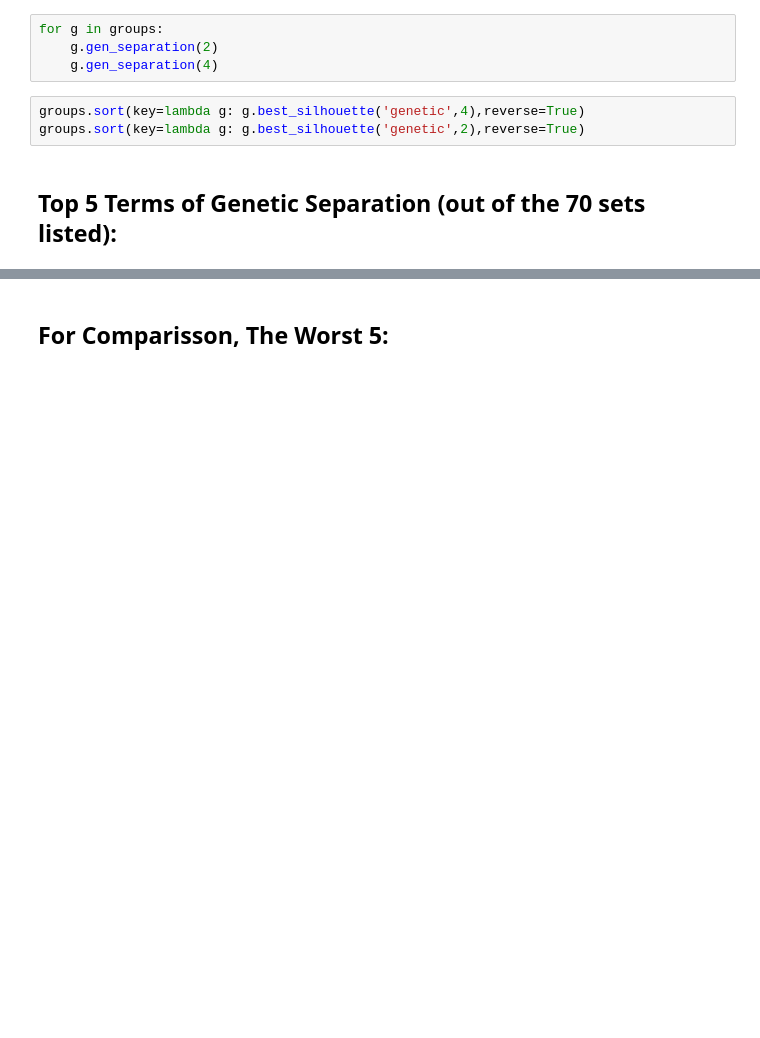
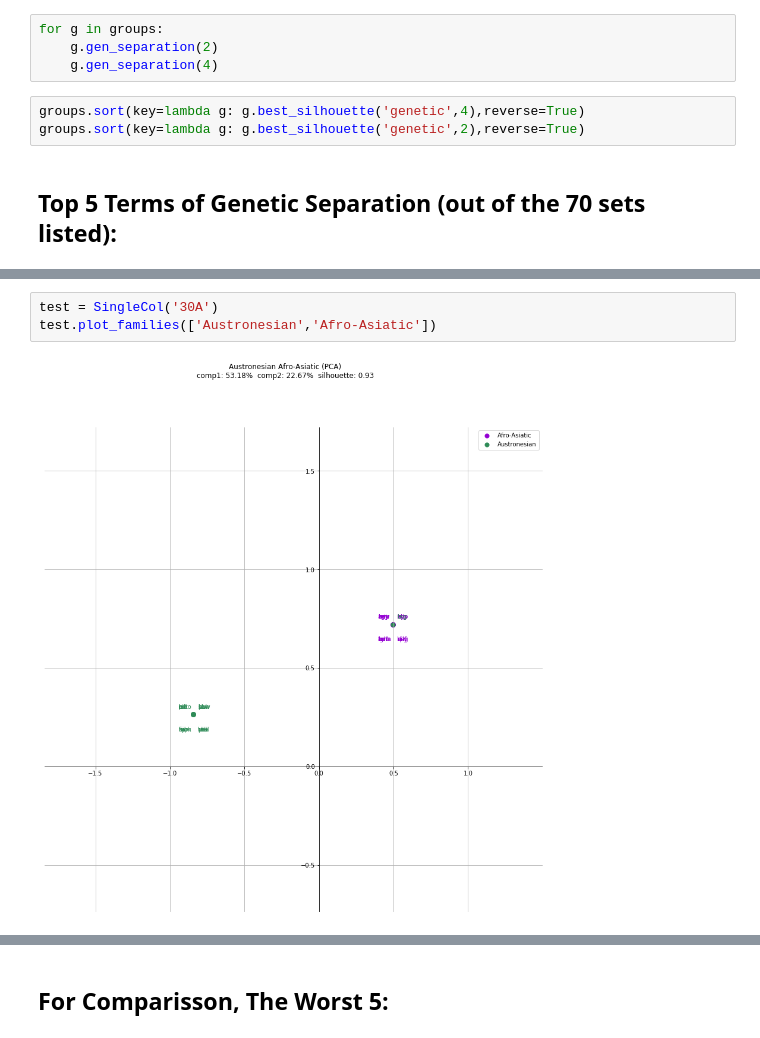
Before and after one commit to ilay32/wals-project, a Jupyter notebook: case-gender.ipynb, the cells around one changed output, grey strips where cells are left out. Drawn from its saved outputs; the diff is of its cells as text; blank space fills up the shorter version.

```diff
--- a/case-gender.ipynb
+++ b/case-gender.ipynb
@@ -87,0 +189,5 @@ genetic-4: 0.25 (8 PCs)
+# %%
+test = SingleCol('30A')
+test.plot_families(['Austronesian','Afro-Asiatic'])
+# %% [output]
+[figure, added]
```
Also changed, not shown: parts of 7 cells of this notebook.
